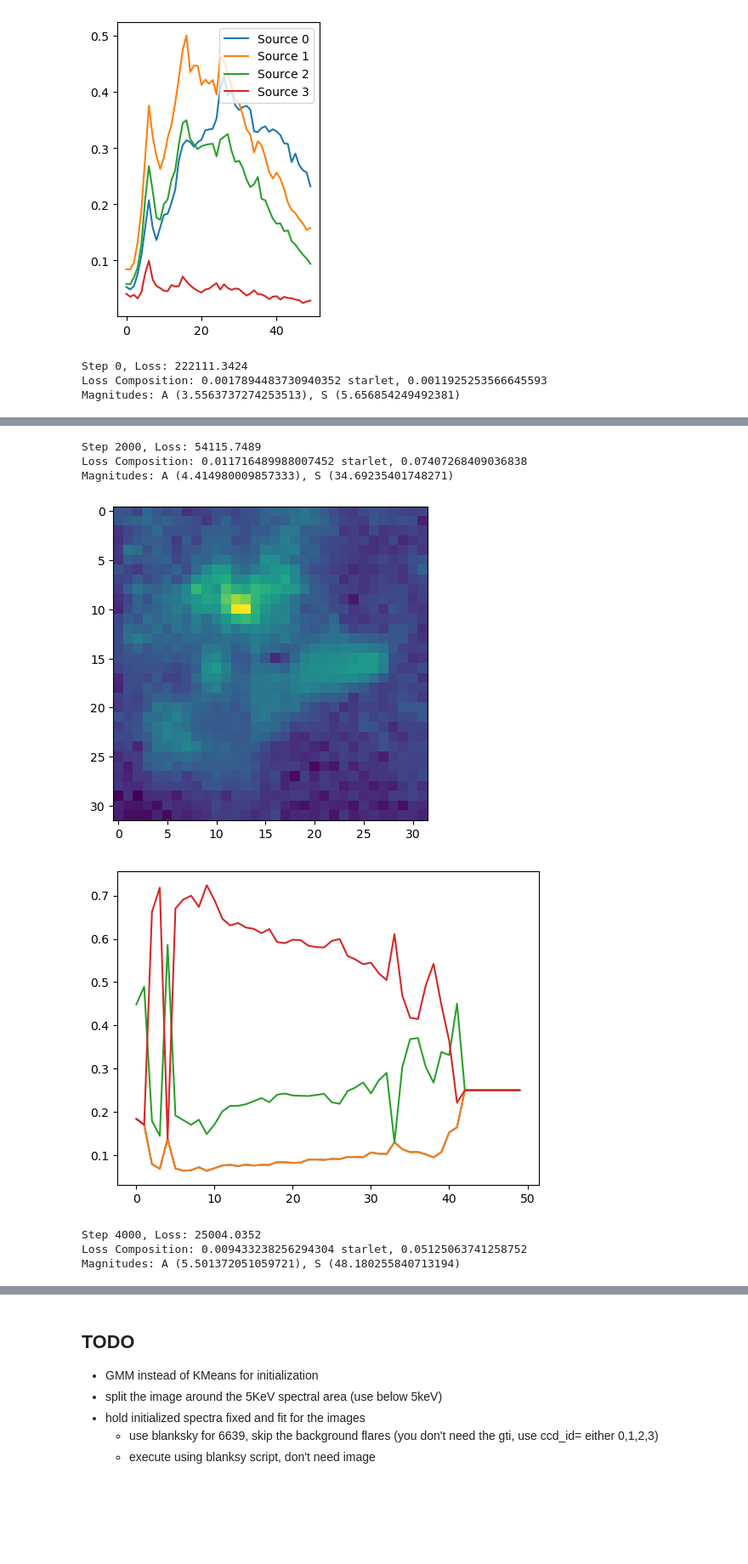
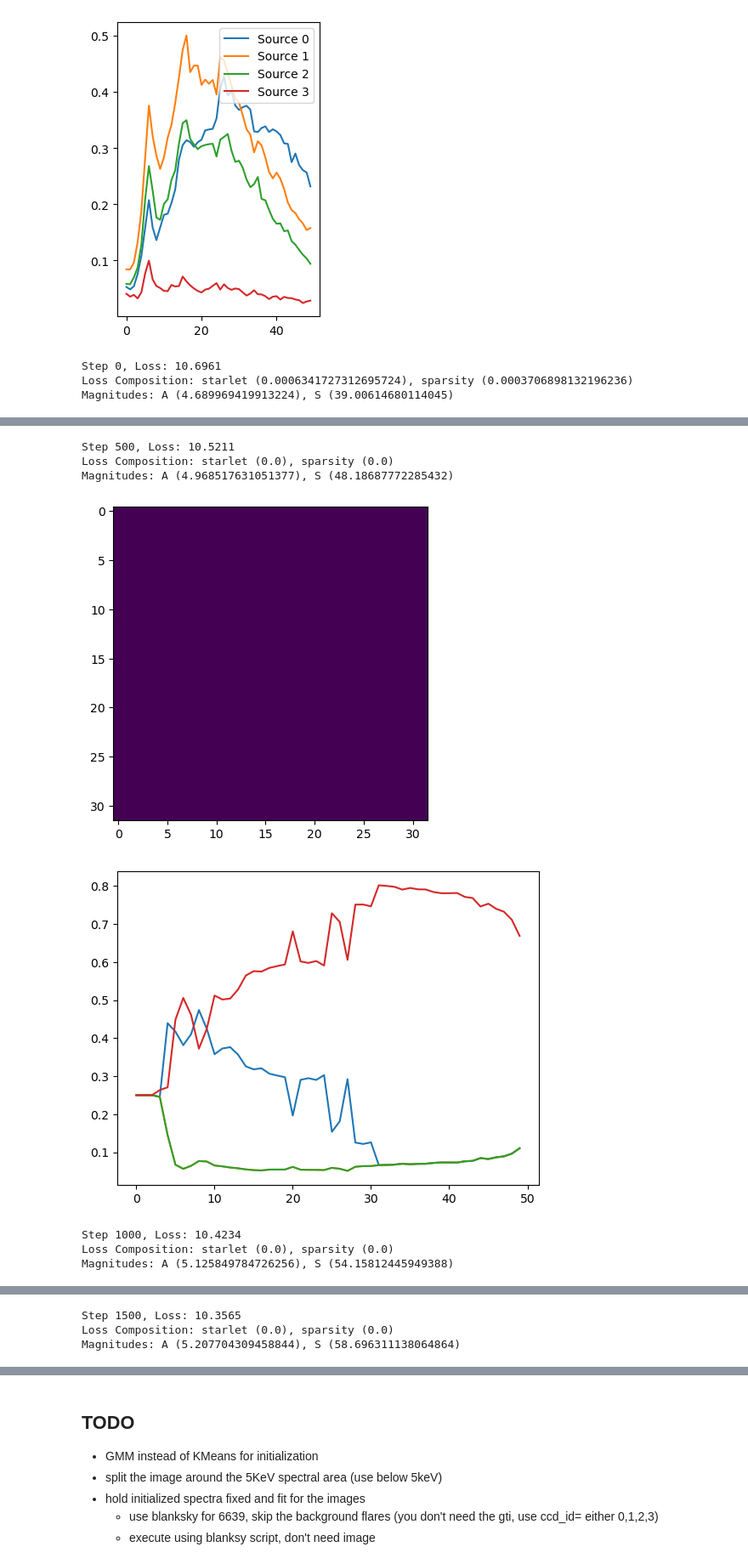
Before and after one commit to star-skelly/dogs_source_separation, a Jupyter notebook: try_pytorch.ipynb, the cells around one changed output, grey strips where cells are left out. Shown at 85% size. Drawn from its saved outputs; the diff is of its cells as text; code cells hidden in the pictures; blank space fills up the shorter version.

```diff
--- a/try_pytorch.ipynb
+++ b/try_pytorch.ipynb
@@ -57,7 +57,7 @@ low_e_subset = df[(df['x'] > XMIN) & (df['x'] < XMAX) & \
 # %% [markdown]
 ## Spectral Cube ##
 # %%
-spectral_cube, _ = np.histogramdd(subset[['energy', 'x', 'y']].values, bins=(BINE, BINX, BINY))
+spectral_cube, _ = np.histogramdd(low_e_subset[['energy', 'x', 'y']].values, bins=(BINE, BINX, BINY))
 print(spectral_cube.shape)
 
 # Convert the spectral cube to a PyTorch tensor
@@ -513,7 +513,7 @@ def spectral_min_change(x: torch.Tensor) -> torch.Tensor:
 
 def starlet_loss(cube: torch.Tensor) -> torch.Tensor:
     cube_np = cube.detach().cpu().numpy()
-    coeffs = pys.Starlet_Forward3D(cube_np,J=4)[:,:,:,1:2]
+    coeffs = pys.Starlet_Forward3D(cube_np,J=4)[:,:,:,1:3]
     loss = np.sum(np.abs(coeffs))
     return loss
 # %%
@@ -527,10 +527,8 @@ loss_values = []
 max_iter = 2000
 lambda_smooth = 1.
 lambda_spec = 2.
-lambda_sparsity = 10.
-lambda_starlet = 2.
-gamma = 10000
-
+lambda_sparsity = 50.
+lambda_starlet = 1.
 
 for i in tqdm(range(max_iter)):
         A_pos = torch.clamp(A, min=0)  # non-negativity
@@ -540,7 +538,7 @@ for i in tqdm(range(max_iter)):
         reconstruction = torch.einsum('bc,cxy->bxy', A_pos, S_pos) # TODO: learn einsum shorthand
 
         # Try poisson loss function
-        loss = my_loss_function_poisson(reconstruction, spectral_cube_tensor.to(device))
+        loss = torch.log(my_loss_function_poisson(reconstruction, spectral_cube_tensor.to(device)))
 
         star_loss = 0
         overlap_loss = 0
@@ -566,7 +564,7 @@ for i in tqdm(range(max_iter)):
         optimizer.zero_grad()
         if i % 500 == 0:
             print(f"Step {i}, Loss: {loss.item():.4f}")
-            print(f"Loss Composition: {lambda_starlet * star_loss / loss} starlet, {lambda_sparsity * overlap_loss / loss}")
+            print(f"Loss Composition: starlet ({lambda_starlet * star_loss / loss}), sparsity ({lambda_sparsity * overlap_loss / loss})")
             print(f"Magnitudes: A ({torch.norm(A_pos)}), S ({torch.norm(S_pos)})")
             loss_values.append(loss.item())
 
@@ -578,6 +576,6 @@ for i in tqdm(range(max_iter)):
             plt.plot(A_pos.detach().cpu().numpy()[:,0], label=f'0')
             plt.show()
 # %% [output]
-Step 0, Loss: 222111.3424
-Loss Composition: 0.0017894483730940352 starlet, 0.0011925253566645593
-Magnitudes: A (3.5563737274253513), S (5.656854249492381)
+Step 0, Loss: 10.6961
+Loss Composition: starlet (0.0006341727312695724), sparsity (0.0003706898132196236)
+Magnitudes: A (4.689969419913224), S (39.00614680114045)
@@ -586,8 +584,8 @@ Magnitudes: A (3.5563737274253513), S (5.656854249492381)
-Step 2000, Loss: 54115.7489
-Loss Composition: 0.011716489988007452 starlet, 0.07407268409036838
-Magnitudes: A (4.414980009857333), S (34.69235401748271)
+Step 500, Loss: 10.5211
+Loss Composition: starlet (0.0), sparsity (0.0)
+Magnitudes: A (4.968517631051377), S (48.18687772285432)
-[figure, old version]
+[figure, new version]
-[figure, old version]
+[figure, new version]
-Step 4000, Loss: 25004.0352
-Loss Composition: 0.009433238256294304 starlet, 0.05125063741258752
-Magnitudes: A (5.501372051059721), S (48.180255840713194)
+Step 1000, Loss: 10.4234
+Loss Composition: starlet (0.0), sparsity (0.0)
+Magnitudes: A (5.125849784726256), S (54.15812445949388)
@@ -595,0 +594,3 @@ Magnitudes: A (5.501372051059721), S (48.180255840713194)
+Step 1500, Loss: 10.3565
+Loss Composition: starlet (0.0), sparsity (0.0)
+Magnitudes: A (5.207704309458844), S (58.696311138064864)
```
Also changed, not shown: parts of 3 cells of this notebook, 9 other files.
